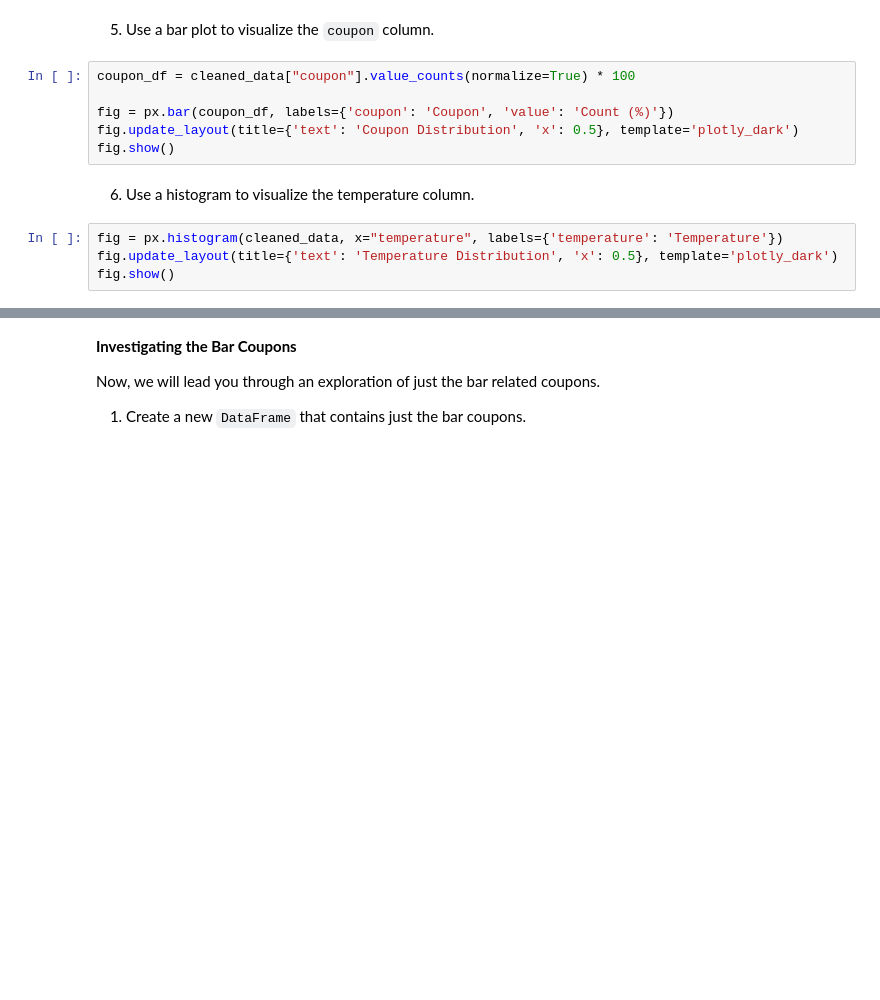
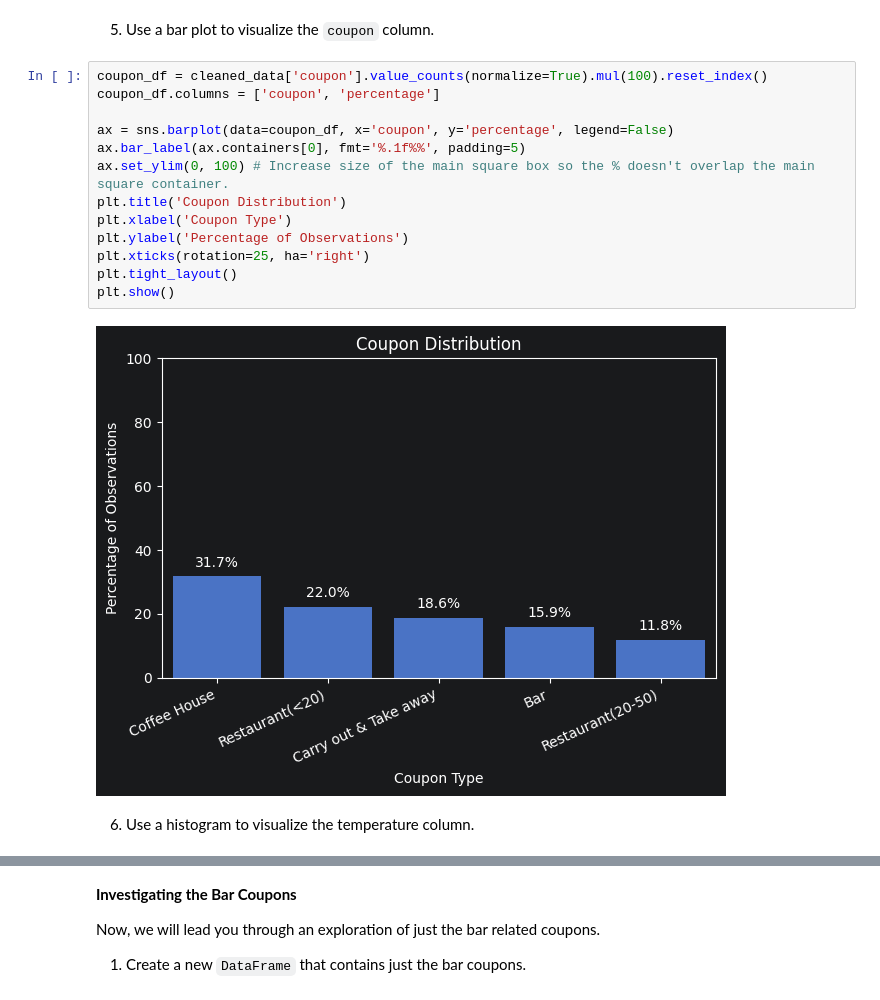
Before and after one commit to felipemaier/Berkeley-ML-AI-Cert, a Jupyter notebook: Assignment 5.1: Will the Customer Accept the Coupon/prompt.ipynb, the cells around one changed output, grey strips where cells are left out. Saved outputs shown, nothing was run; the diff lists cells and outputs as text; blank space fills up the shorter version.

```diff
--- a/Assignment 5.1: Will the Customer Accept the Coupon/prompt.ipynb
+++ b/Assignment 5.1: Will the Customer Accept the Coupon/prompt.ipynb
@@ -132,15 +151,20 @@ fig.show()
 Based on the chart above, 56.8% of the total observations chose to accept the coupon.
 # %% [markdown]
 5. Use a bar plot to visualize the `coupon` column.
-# %%
-coupon_df = cleaned_data["coupon"].value_counts(normalize=True) * 100
-
-fig = px.bar(coupon_df, labels={'coupon': 'Coupon', 'value': 'Count (%)'})
-fig.update_layout(title={'text': 'Coupon Distribution', 'x': 0.5}, template='plotly_dark')
-fig.show()
+# %%
+coupon_df = cleaned_data['coupon'].value_counts(normalize=True).mul(100).reset_index()
+coupon_df.columns = ['coupon', 'percentage']
+
+ax = sns.barplot(data=coupon_df, x='coupon', y='percentage', legend=False)
+ax.bar_label(ax.containers[0], fmt='%.1f%%', padding=5)
+ax.set_ylim(0, 100) # Increase size of the main square box so the % doesn't overlap the main square container.
+plt.title('Coupon Distribution')
+plt.xlabel('Coupon Type')
+plt.ylabel('Percentage of Observations')
+plt.xticks(rotation=25, ha='right')
+plt.tight_layout()
+plt.show()
+# %% [output]
+[figure, added]
 # %% [markdown]
 6. Use a histogram to visualize the temperature column.
-# %%
-fig = px.histogram(cleaned_data, x="temperature", labels={'temperature': 'Temperature'})
-fig.update_layout(title={'text': 'Temperature Distribution', 'x': 0.5}, template='plotly_dark')
-fig.show()
```
Also changed, not shown: parts of 16 cells of this notebook, 6 other files.
